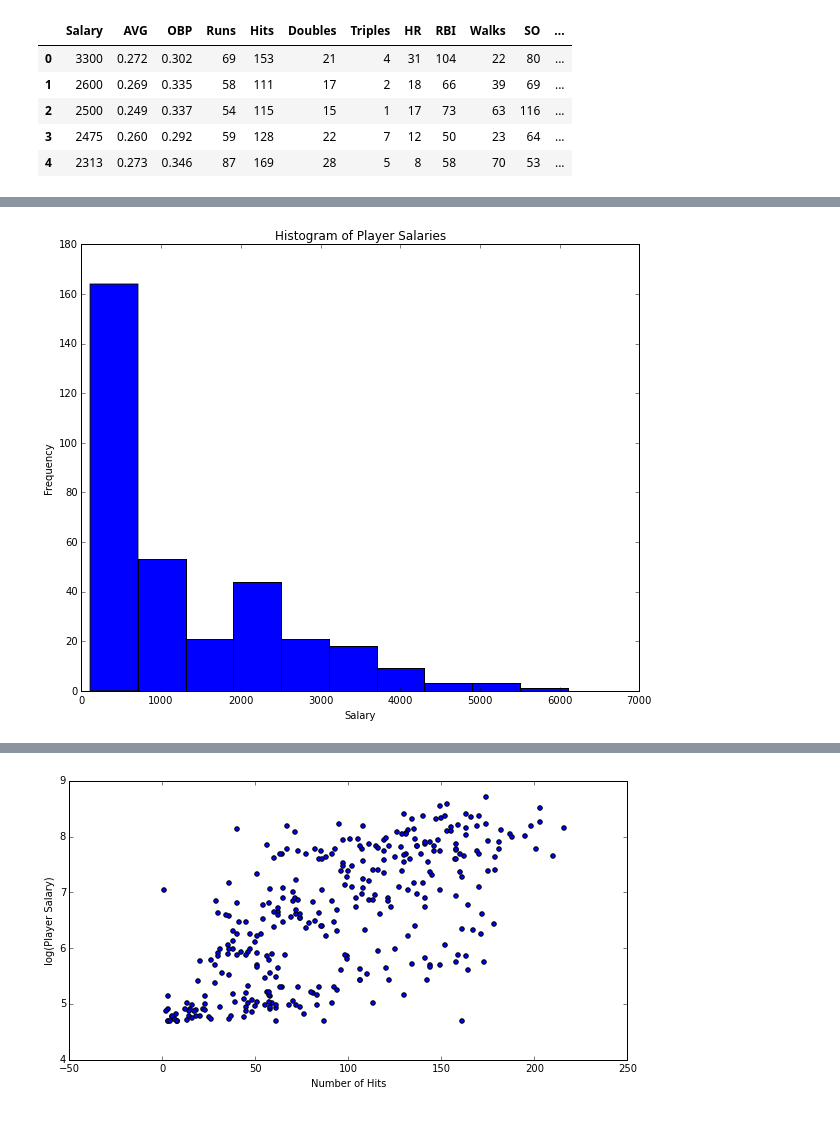
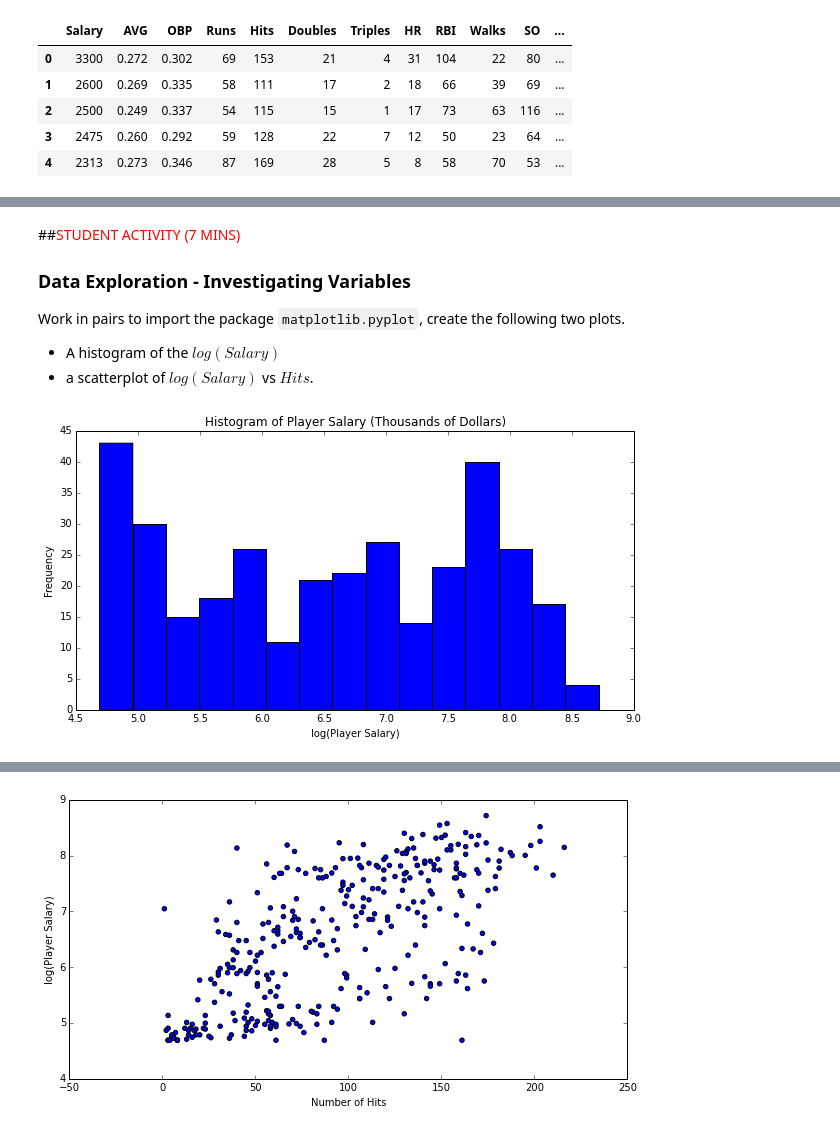
Before and after one commit to UCIDataScienceInitiative/PredictiveModeling_withPython, a Jupyter notebook: Session 1 - Linear_Regression.ipynb, the cells around one changed output, grey strips where cells are left out. Drawn from its saved outputs; the diff is of its cells as text; code cells hidden in the pictures.

```diff
--- a/Session 1 - Linear_Regression.ipynb
+++ b/Session 1 - Linear_Regression.ipynb
@@ -271,13 +280,24 @@ Work in pairs to create the following four plots.
+# %% [markdown]
+##<span style="color:red">STUDENT ACTIVITY (7 MINS)</span>
+
+### Data Exploration - Investigating Variables
+
+Work in pairs to import the package `matplotlib.pyplot`, create the following two plots.
+
+- A histogram of the $log(Salary)$
+- a scatterplot of $log(Salary)$ vs $Hits$.
 # %%
 #############################################################
-# Student Action - Plot a Histogram of Salaries
+# Student Action - Plot a Histogram of log(Salaries)
 #############################################################
-fig = plt.figure()
-plt.hist(baseball['Salary'])
-plt.xlabel('Salary')
+
+import matplotlib.pyplot as plt
+f = plt.figure()
+plt.hist(np.log(baseball['Salary']), bins=15)
+plt.xlabel('log(Player Salary)')
 plt.ylabel('Frequency')
-plt.title('Histogram of Player Salaries')
-fig.set_size_inches(10, 8)
+plt.title('Histogram of Player Salary (Thousands of Dollars)')
+f.set_size_inches(10, 5)
 plt.show()
 # %% [output]
-[figure, old version]
+[figure, new version]
```
Also changed, not shown: parts of 22 cells of this notebook.
